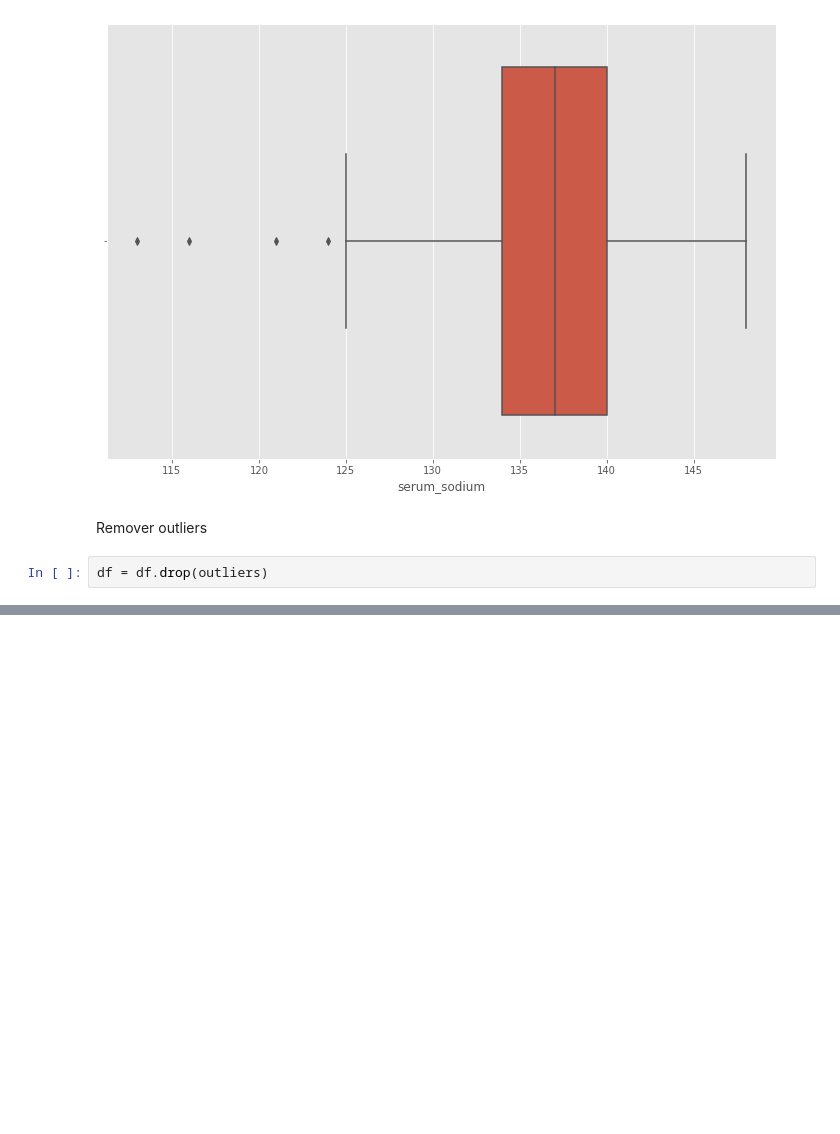
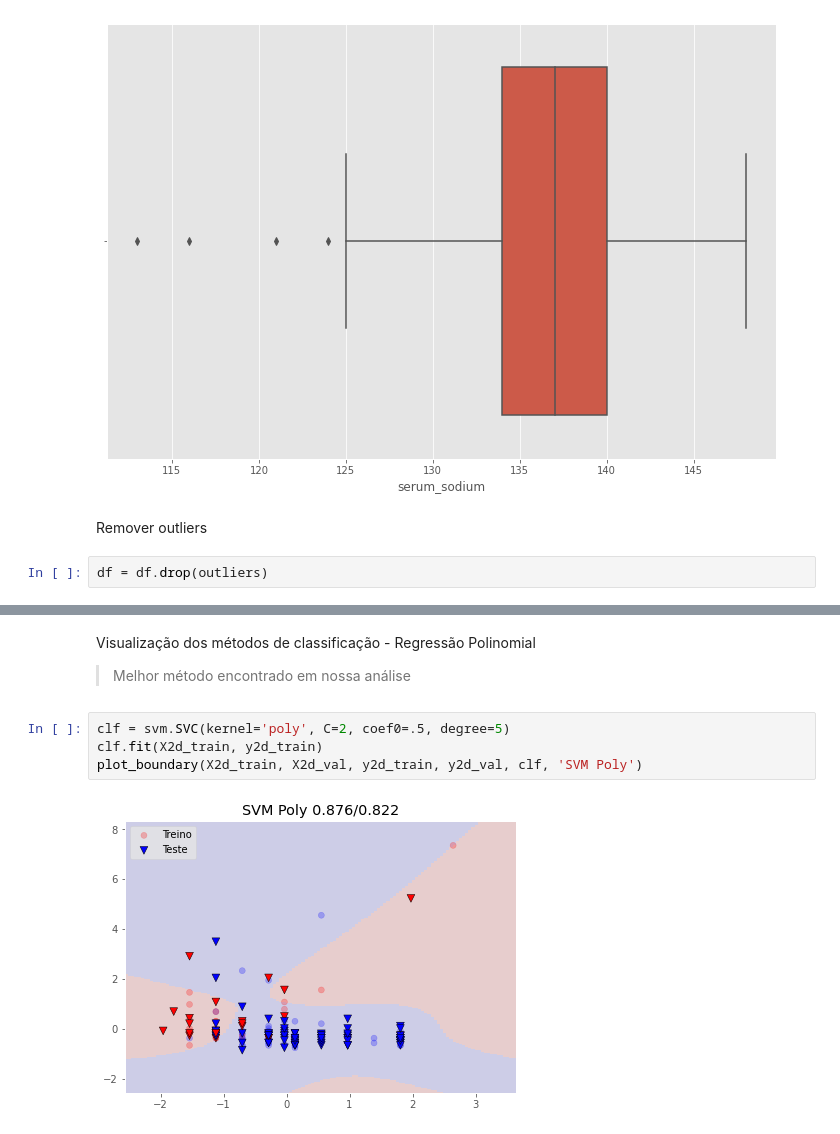
Before and after one commit to Fremys/Trabalho_IA, a Jupyter notebook: heart_failure.ipynb, the cells around one changed output, grey strips where cells are left out. Drawn from its saved outputs; the diff is of its cells as text; blank space fills up the shorter version.

```diff
--- a/heart_failure.ipynb
+++ b/heart_failure.ipynb
@@ -140,0 +249,9 @@ df = df.drop(outliers)
+# %% [markdown]
+Visualização dos métodos de classificação - Regressão Polinomial
+> Melhor método encontrado em nossa análise
+# %%
+clf = svm.SVC(kernel='poly', C=2, coef0=.5, degree=5)
+clf.fit(X2d_train, y2d_train)
+plot_boundary(X2d_train, X2d_val, y2d_train, y2d_val, clf, 'SVM Poly')
+# %% [output]
+[figure, added]
```
Also changed, not shown: parts of 30 cells of this notebook.
